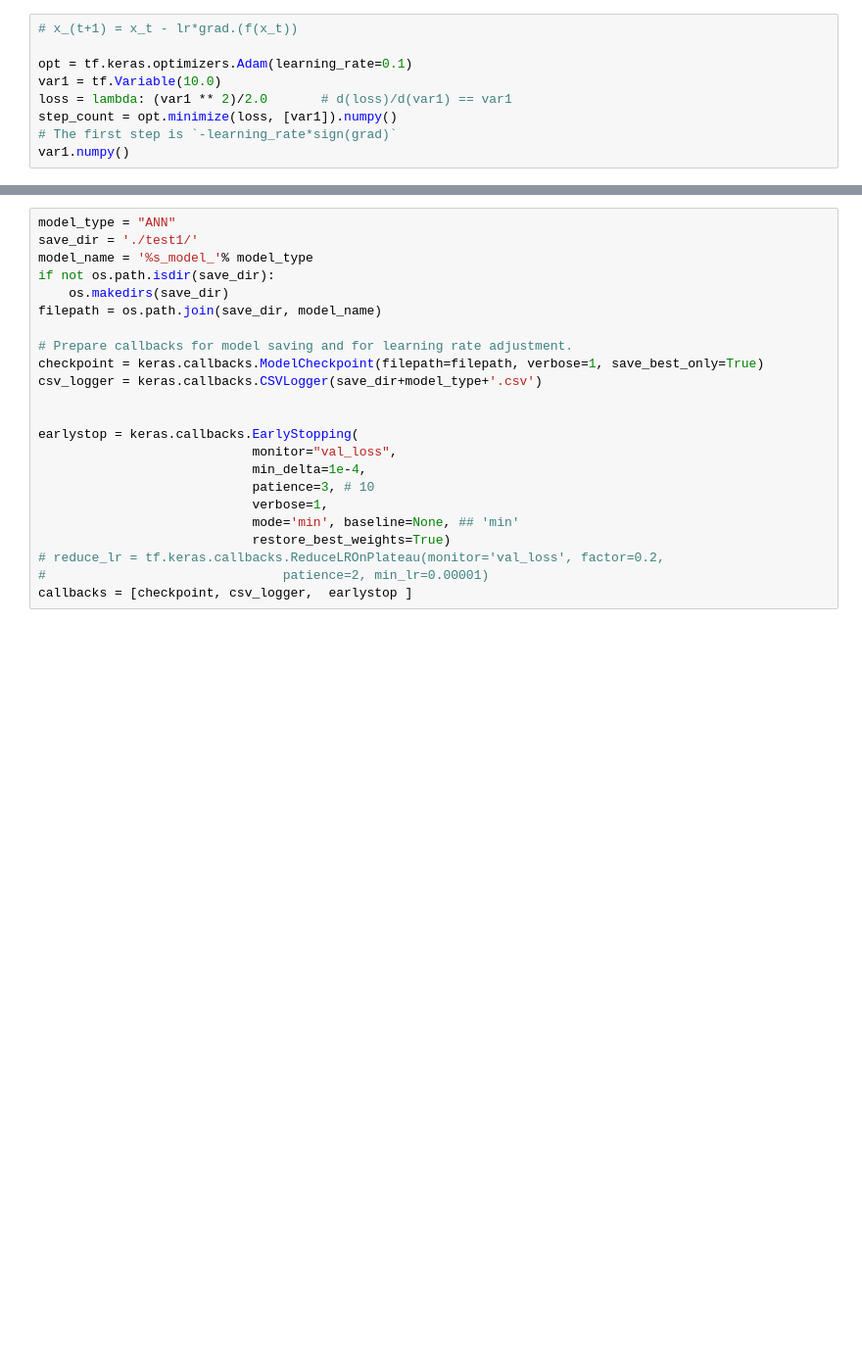
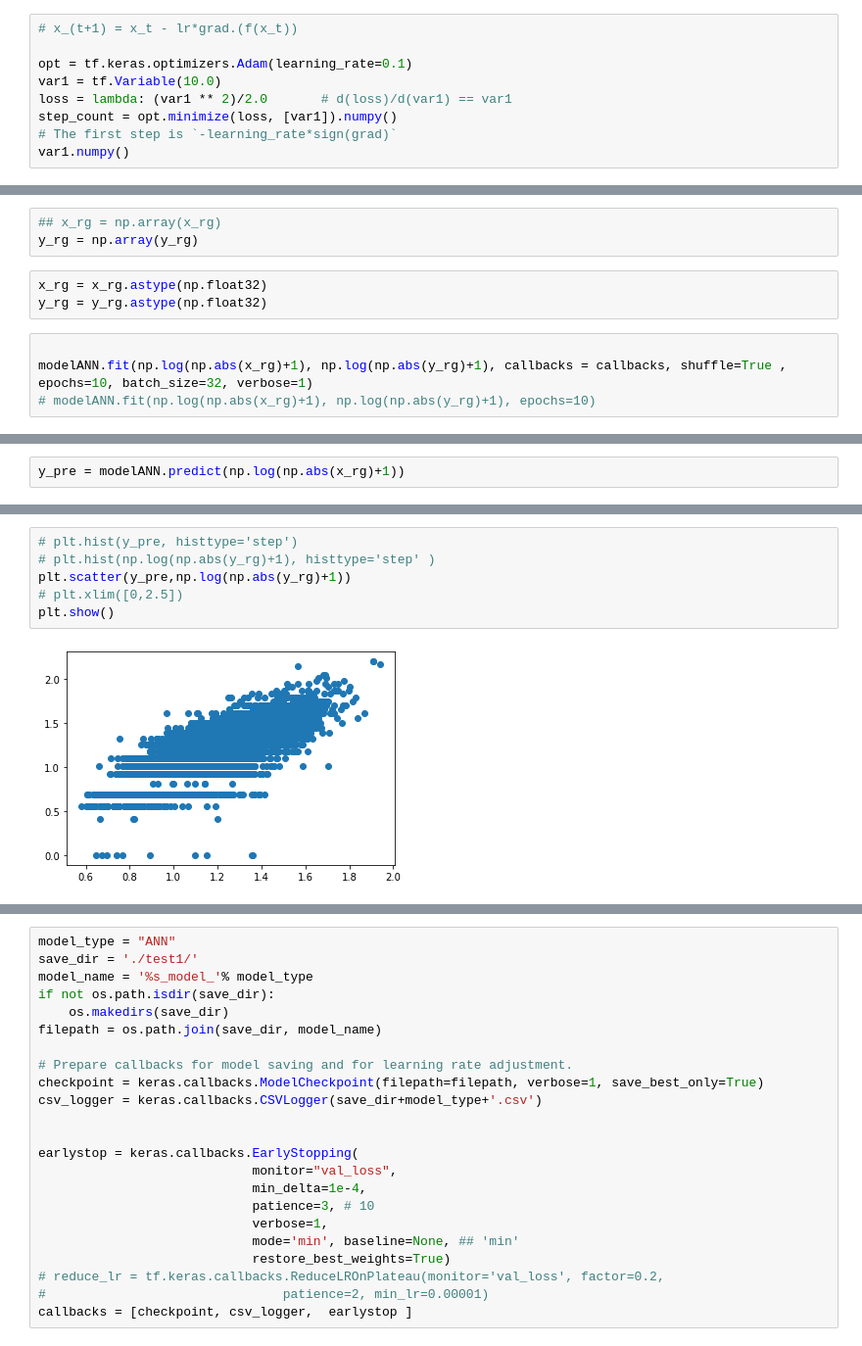
Before and after one commit to ja2006203966/Analytic-Neural-Networks, a Jupyter notebook: Analytic NN.ipynb, the cells around one changed output, grey strips where cells are left out. Shown: that part at 98% size. Drawn from its saved outputs; the diff is of its cells as text; blank space fills up the shorter version.

```diff
--- a/Analytic NN.ipynb
+++ b/Analytic NN.ipynb
@@ -416,0 +642,10 @@ modelANN = tf.keras.Model(inputs= inputs, outputs=x, name='ANN')
+# %%
+## x_rg = np.array(x_rg)
+y_rg = np.array(y_rg)
+# %%
+x_rg = x_rg.astype(np.float32)
+y_rg = y_rg.astype(np.float32)
+# %%
+
+modelANN.fit(np.log(np.abs(x_rg)+1), np.log(np.abs(y_rg)+1), callbacks = callbacks, shuffle=True , epochs=10, batch_size=32, verbose=1)
+# modelANN.fit(np.log(np.abs(x_rg)+1), np.log(np.abs(y_rg)+1), epochs=10)
@@ -416,0 +671,2 @@ modelANN = tf.keras.Model(inputs= inputs, outputs=x, name='ANN')
+# %%
+y_pre = modelANN.predict(np.log(np.abs(x_rg)+1))
@@ -416,0 +696,8 @@ modelANN = tf.keras.Model(inputs= inputs, outputs=x, name='ANN')
+# %%
+# plt.hist(y_pre, histtype='step')
+# plt.hist(np.log(np.abs(y_rg)+1), histtype='step' )
+plt.scatter(y_pre,np.log(np.abs(y_rg)+1))
+# plt.xlim([0,2.5])
+plt.show()
+# %% [output]
+[figure, added]
```
Also changed, not shown: parts of 28 cells of this notebook, 3 other files.
